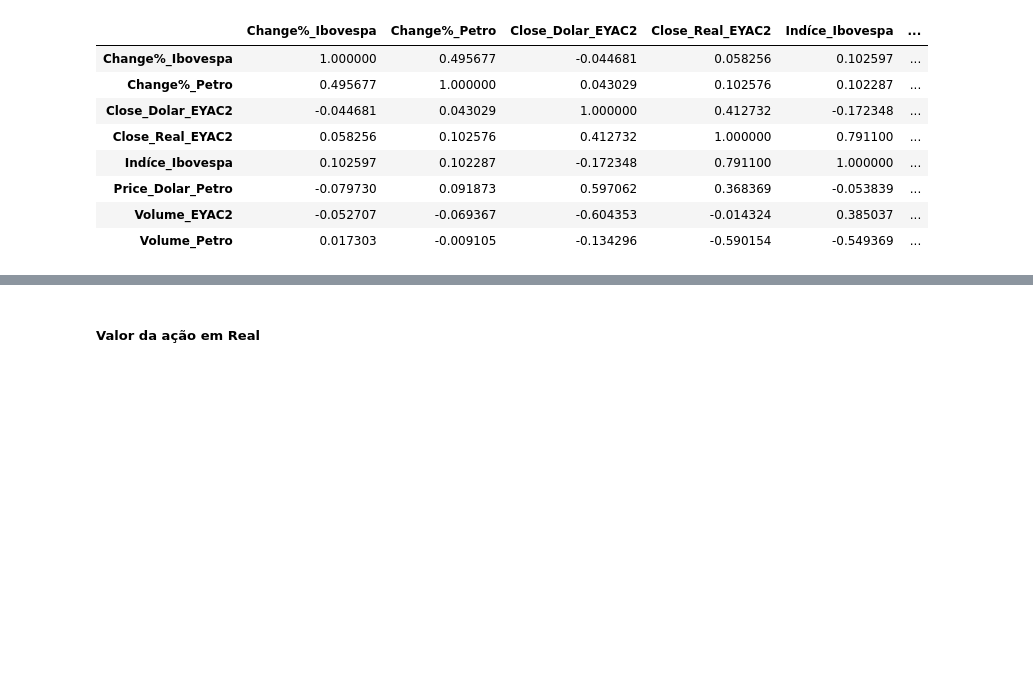
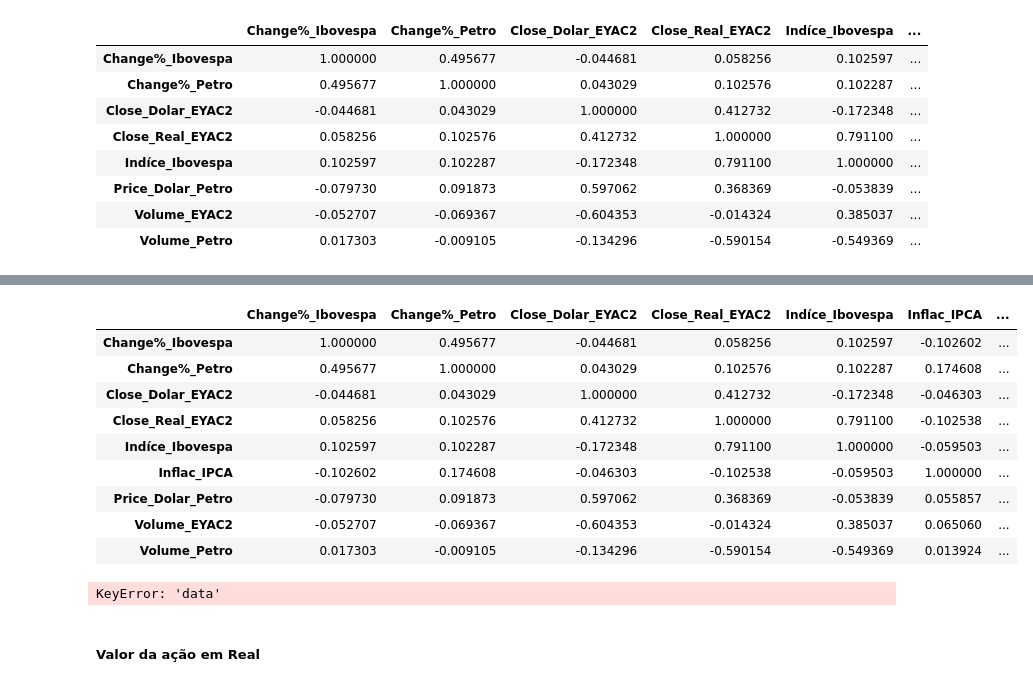
Before and after one commit to Juanpcsdev/Oil-Stock-Project, a Jupyter notebook: Notebooks/Analise/AnaliseExploratoria.ipynb, the cells around one changed output, grey strips where cells are left out. Cells and saved outputs as stored; diff of their text form; code cells hidden in the pictures; blank space fills up the shorter version.

Commit message:
Atualizando analise exploratoria mensal

```diff
--- a/Notebooks/Analise/AnaliseExploratoria.ipynb
+++ b/Notebooks/Analise/AnaliseExploratoria.ipynb
@@ -301,3 +301,4 @@ df_mean.loc[:, df_mean.columns.difference(['Value_IPCA', 'ano_mes'])].corr(metho
 # %%
 #Valor da inflação como tipo float
 df_mean['Inflac_IPCA'] = df_mean['Value_IPCA'].replace({'%':''},regex=True).astype(float)
+df_mean['Inflac_IPCA'] = df_mean['Inflac_IPCA'] / 100
@@ -304,3 +320,30 @@ df_mean['Inflac_IPCA'] = df_mean['Value_IPCA'].replace({'%':''},regex=True).asty
+# %%
+df_mean.loc[:, df_mean.columns.difference(['Value_IPCA', 'ano_mes'])].corr(method='pearson')
+# %% [output]
+|  | Change%_Ibovespa | Change%_Petro | Close_Dolar_EYAC2 | Close_Real_EYAC2 | Indíce_Ibovespa | Inflac_IPCA | ... |
+| Change%_Ibovespa | 1.000000 | 0.495677 | -0.044681 | 0.058256 | 0.102597 | -0.102602 | ... |
+| Change%_Petro | 0.495677 | 1.000000 | 0.043029 | 0.102576 | 0.102287 | 0.174608 | ... |
+| Close_Dolar_EYAC2 | -0.044681 | 0.043029 | 1.000000 | 0.412732 | -0.172348 | -0.046303 | ... |
+| Close_Real_EYAC2 | 0.058256 | 0.102576 | 0.412732 | 1.000000 | 0.791100 | -0.102538 | ... |
+| Indíce_Ibovespa | 0.102597 | 0.102287 | -0.172348 | 0.791100 | 1.000000 | -0.059503 | ... |
+| Inflac_IPCA | -0.102602 | 0.174608 | -0.046303 | -0.102538 | -0.059503 | 1.000000 | ... |
+| Price_Dolar_Petro | -0.079730 | 0.091873 | 0.597062 | 0.368369 | -0.053839 | 0.055857 | ... |
+| Volume_EYAC2 | -0.052707 | -0.069367 | -0.604353 | -0.014324 | 0.385037 | 0.065060 | ... |
+| Volume_Petro | 0.017303 | -0.009105 | -0.134296 | -0.590154 | -0.549369 | 0.013924 | ... |
+# %%
+# Converter as datas para datetime
+df_ibovespa['data'] = pd.to_datetime(df_ibovespa['data'])
+# Criar uma coluna "ano-mês"
+df_ibovespa['ano_mes'] = df_ibovespa['data'].dt.to_period('M')
+# Calcular o retorno mensal do Ibovespa (último valor do mês / primeiro valor do mês - 1)
+def retorno_mensal(grupo):
+   return (grupo.iloc[-1] / grupo.iloc[0]) - 1
+# Agrupar os dados do Ibovespa por mês e calcular o retorno
+df_ibovespa_mensal = df_ibovespa.groupby('ano_mes').agg({'fechamento_ibovespa': retorno_mensal})
+# Resetando o índice para facilitar a manipulação
+df_ibovespa_mensal = df_ibovespa_mensal.reset_index()
+# %% [output]
+KeyError: 'data'
 # %% [markdown]
 ##### Valor da ação em Real
 # %%
```
Also changed, not shown: parts of 5 cells of this notebook.
